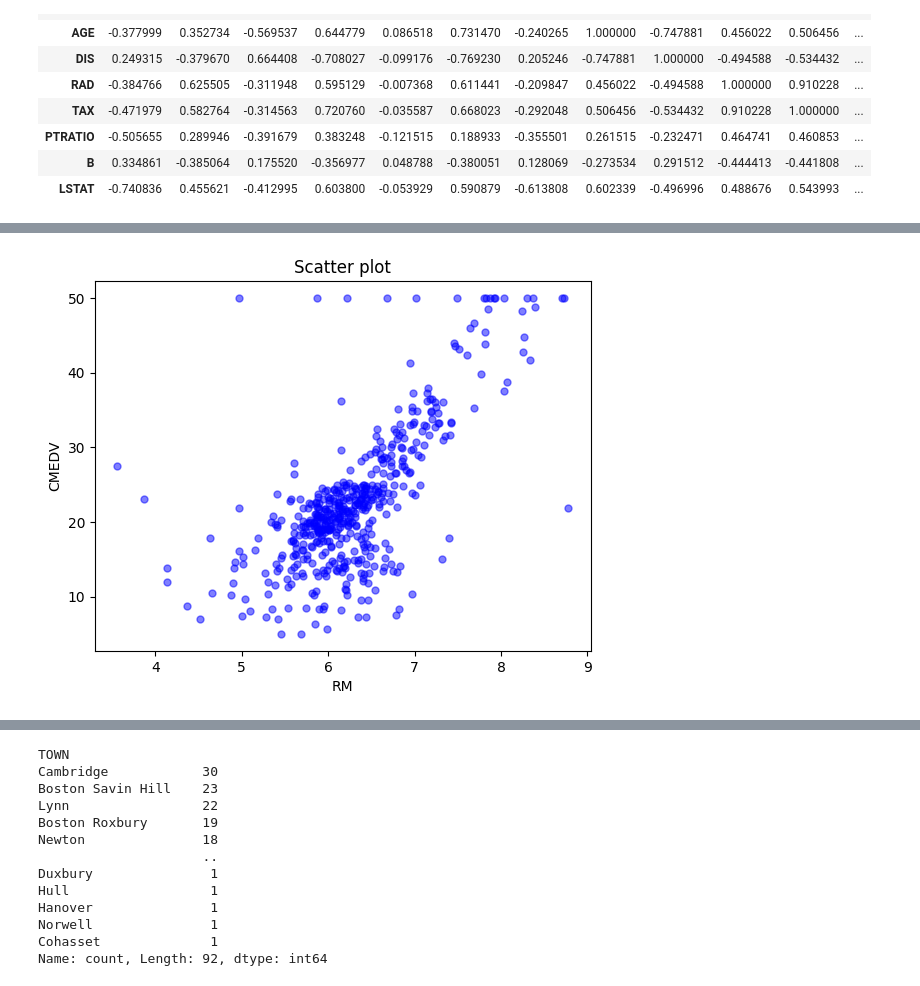
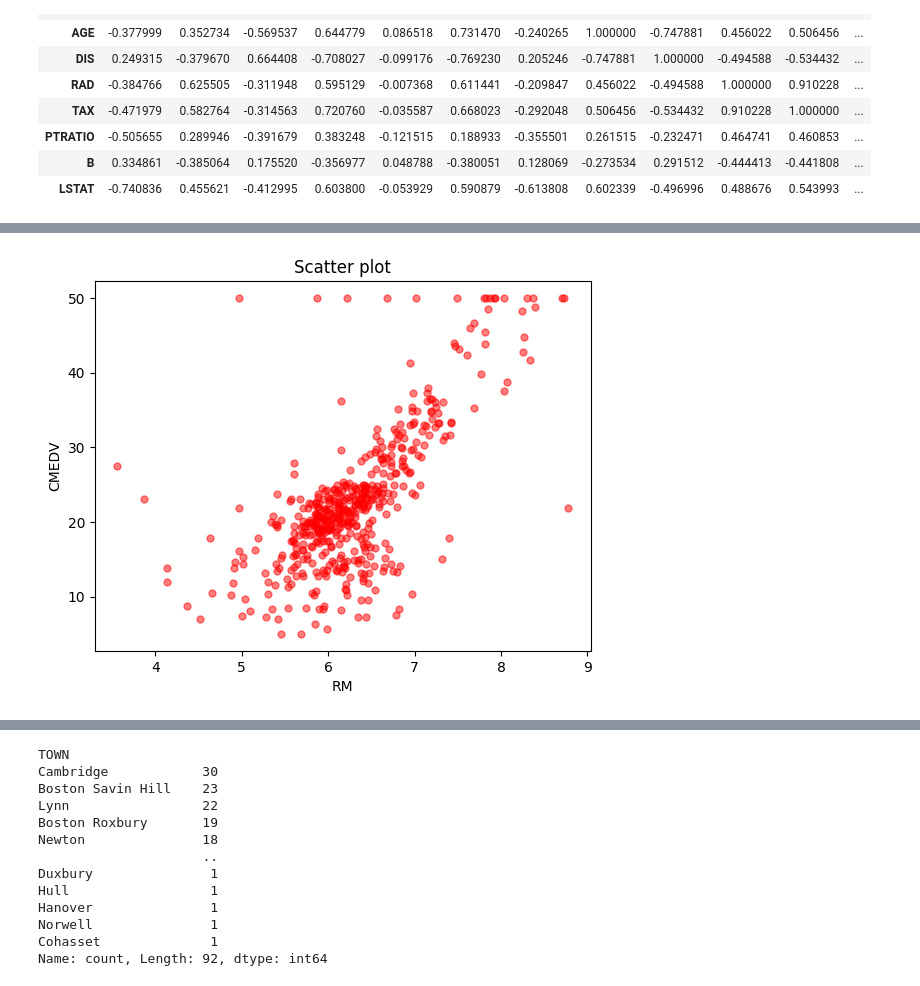
Before and after one commit to donguk0207/ML, a Jupyter notebook: regression_step1.ipynb, the cells around one changed output, grey strips where cells are left out. Saved outputs shown, nothing was run; the diff lists cells and outputs as text; code cells hidden in the pictures.

```diff
--- a/regression_step1.ipynb
+++ b/regression_step1.ipynb
@@ -156,17 +155,17 @@ plt.show()
 # %%
 plt.plot("RM", "CMEDV",
          linestyle="none",
          data=df,
          marker='o',
          markersize=5,
-         color='blue',
+         color='red',
          alpha=0.5)
 plt.title("Scatter plot")
 plt.xlabel("RM")
 plt.ylabel("CMEDV")
 plt.show()
 # %% [output]
-[figure, old version]
+[figure, new version]
 # %%
 plt.plot("LSTAT", "CMEDV",
          linestyle="none",
```
Also changed, not shown: parts of 28 cells of this notebook, 8 other files.
